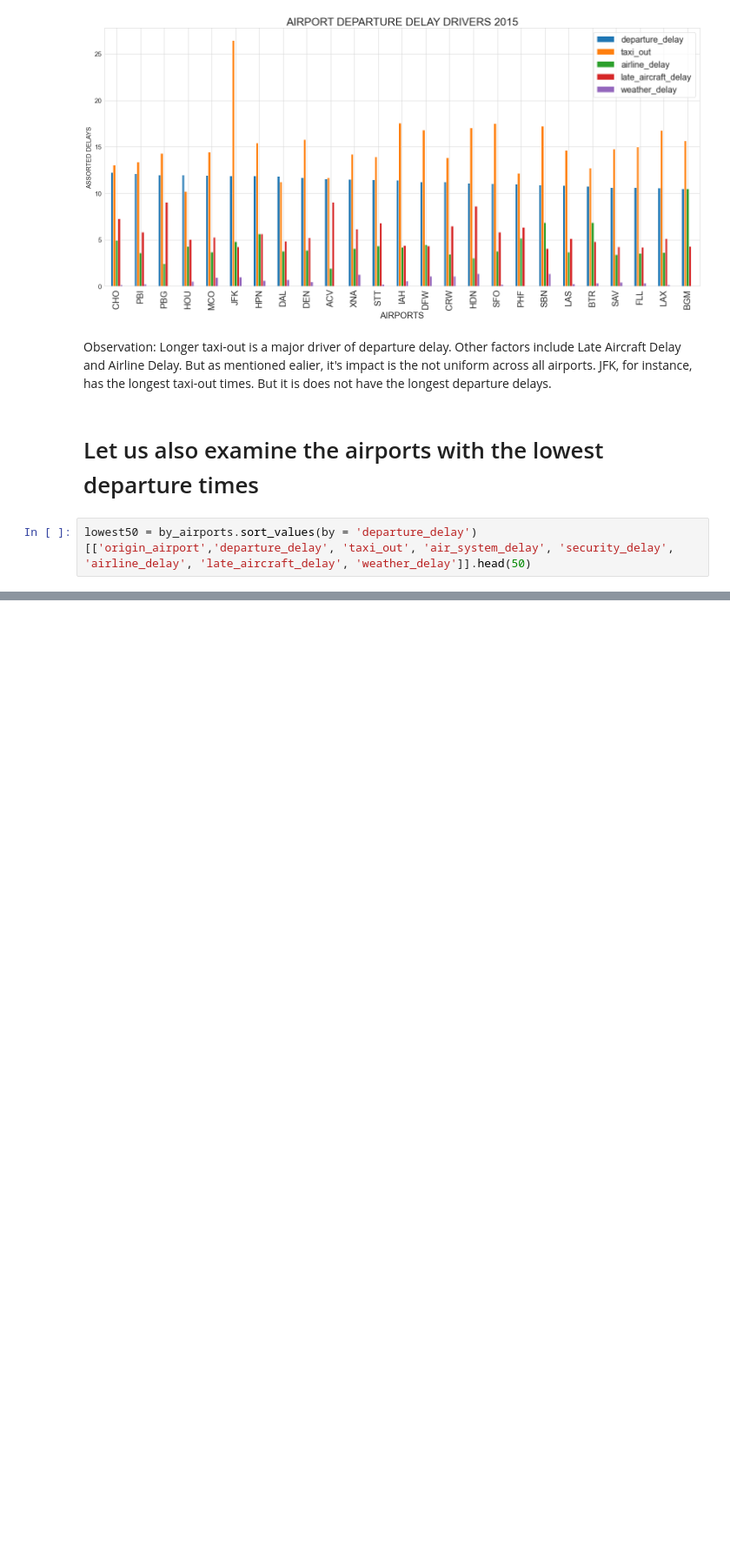
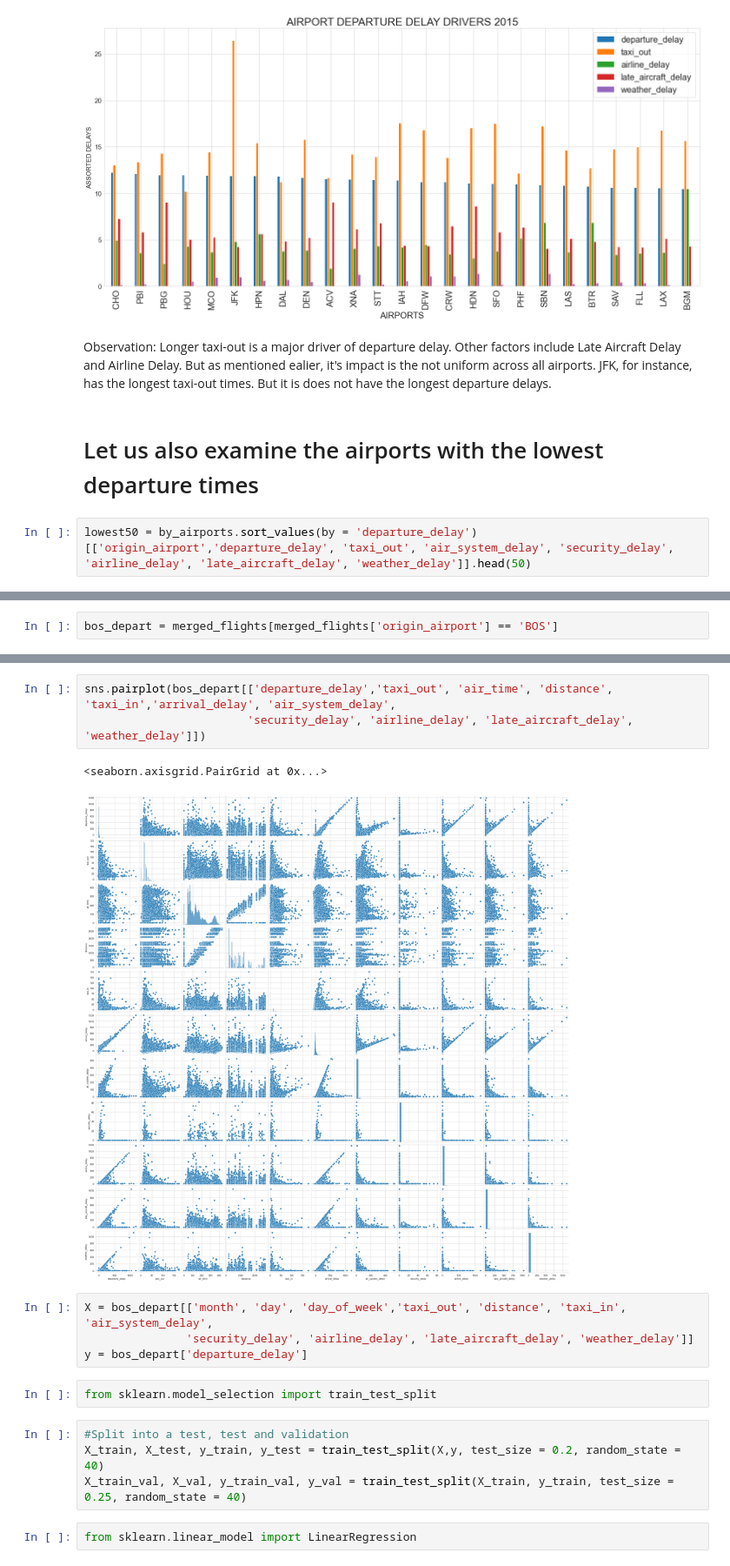
Before and after one commit to dseks123/Data-Pipeline-Project, a Jupyter notebook: flights2015_analysis.ipynb, the cells around one changed output, grey strips where cells are left out. Shown at 87% size. Cells and saved outputs as stored; diff of their text form; blank space fills up the shorter version.

```diff
--- a/flights2015_analysis.ipynb
+++ b/flights2015_analysis.ipynb
@@ -431,0 +430,2 @@ pwd
+# %%
+bos_depart = merged_flights[merged_flights['origin_airport'] == 'BOS']
@@ -431,0 +451,18 @@ pwd
+# %%
+sns.pairplot(bos_depart[['departure_delay','taxi_out', 'air_time', 'distance', 'taxi_in','arrival_delay', 'air_system_delay',
+                        'security_delay', 'airline_delay', 'late_aircraft_delay', 'weather_delay']])
+# %% [output]
+<seaborn.axisgrid.PairGrid at 0x...>
+[figure, added]
+# %%
+X = bos_depart[['month', 'day', 'day_of_week','taxi_out', 'distance', 'taxi_in', 'air_system_delay',
+               'security_delay', 'airline_delay', 'late_aircraft_delay', 'weather_delay']]
+y = bos_depart['departure_delay']
+# %%
+from sklearn.model_selection import train_test_split
+# %%
+#Split into a test, test and validation
+X_train, X_test, y_train, y_test = train_test_split(X,y, test_size = 0.2, random_state = 40)
+X_train_val, X_val, y_train_val, y_val = train_test_split(X_train, y_train, test_size = 0.25, random_state = 40)
+# %%
+from sklearn.linear_model import LinearRegression
```
Also changed, not shown: parts of 35 cells of this notebook.
